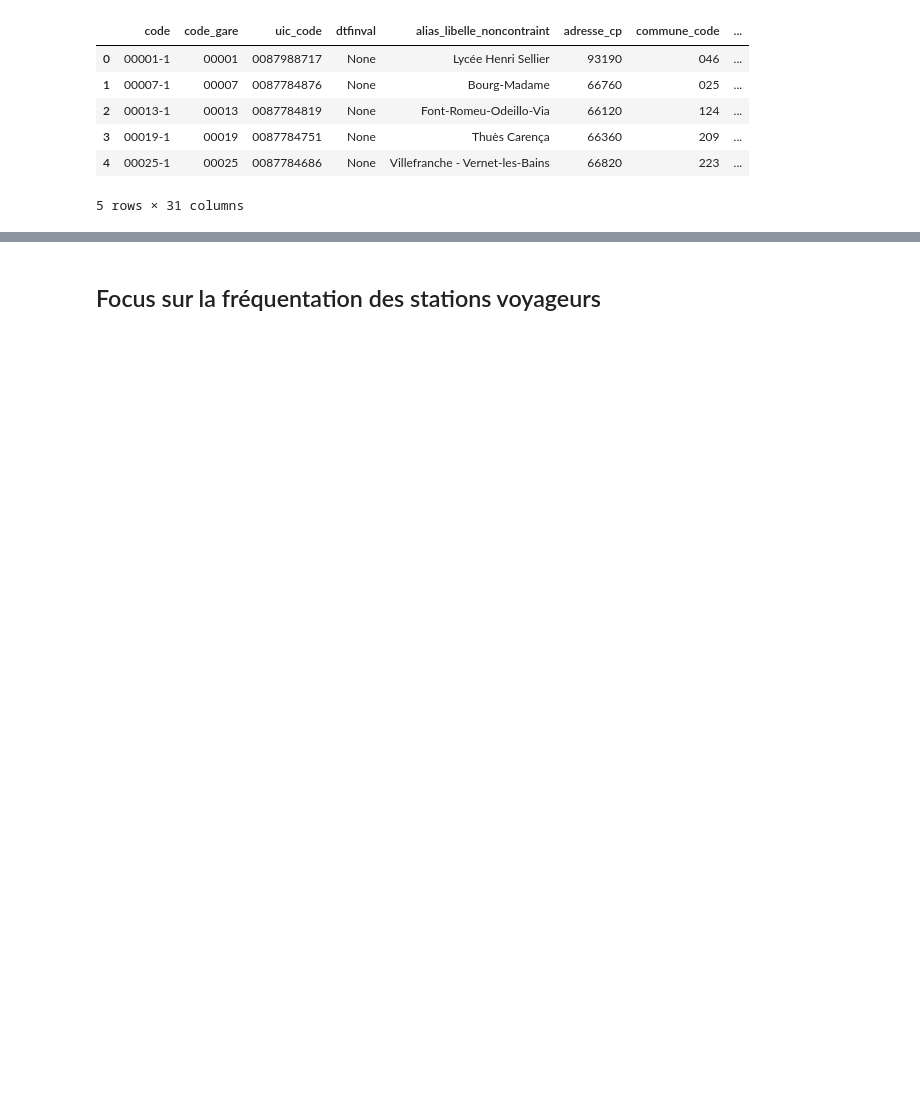
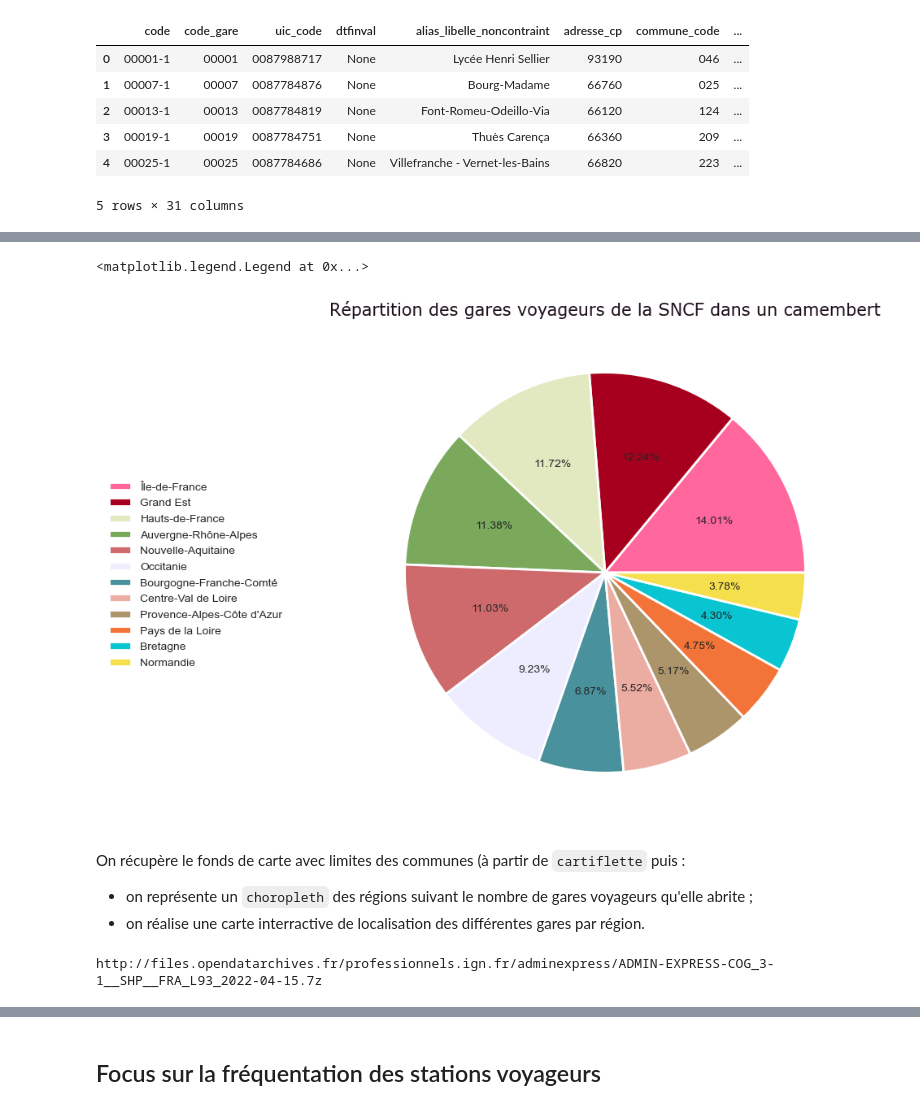
Before and after one commit to gbiaou/Projet_Python_SNCF, a Jupyter notebook: presentation-reseau-sncf.ipynb, the cells around one changed output, grey strips where cells are left out. Cells and saved outputs as stored; diff of their text form; code cells hidden in the pictures; blank space fills up the shorter version.

```diff
--- a/presentation-reseau-sncf.ipynb
+++ b/presentation-reseau-sncf.ipynb
@@ -38,0 +307,12 @@ dataGares.head()
+# %%
+plt.figure(figsize = (45, 8))
+plt.pie(dataGaresV.groupby('region.nom').count()["code_gare"].sort_values(ascending = False), wedgeprops={"linewidth": 2, "edgecolor": "white"}, autopct='%1.2f%%', colors= ["#FF679D", "#A7001E", "#E2E9C0", "#7AA95C",  "#CE6A6B", "#EEEDFF", "#4A919E", "#EBACA2", "#AD956B", "#F27438", "#08C5D1", "#F5DF4D"])
+plt.title("Répartition des gares voyageurs de la SNCF dans un camembert", color =  "#1E0F1C", fontfamily = "verdana", fontsize = 15)
+plt.legend(list(dataGaresV.groupby('region.nom').count()["code_gare"].sort_values(ascending = False).index), loc = (-0.5, 0.3))
+# %% [output]
+<matplotlib.legend.Legend at 0x...>
+[figure, added]
+# %% [markdown]
+On récupère le fonds de carte avec limites des communes (à partir de `cartiflette` puis :
+* on représente un `choropleth` des régions suivant le nombre de gares voyageurs qu'elle abrite ;
+* on réalise une carte interractive de localisation des différentes gares par région.
@@ -38,0 +321,10 @@ dataGares.head()
+# %%
+from cartiflette.download import get_vectorfile_ign
+france = get_vectorfile_ign(
+  level = "REGION",
+  field = "metropole",
+  source = "COG",
+  provider="opendatarchives"
+  )
+# %% [output]
+http://files.opendatarchives.fr/professionnels.ign.fr/adminexpress/ADMIN-EXPRESS-COG_3-1__SHP__FRA_L93_2022-04-15.7z
```
Also changed, not shown: parts of 63 cells of this notebook.
